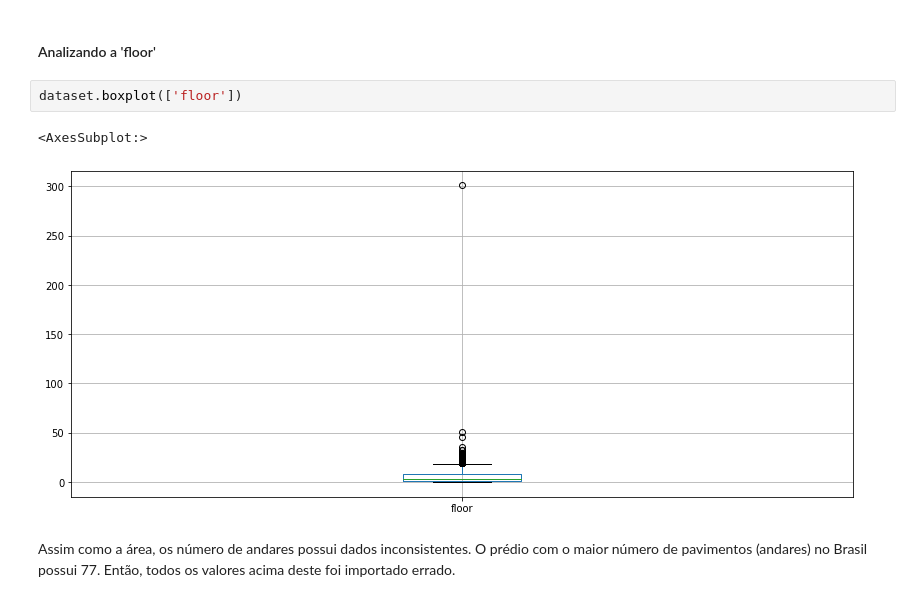
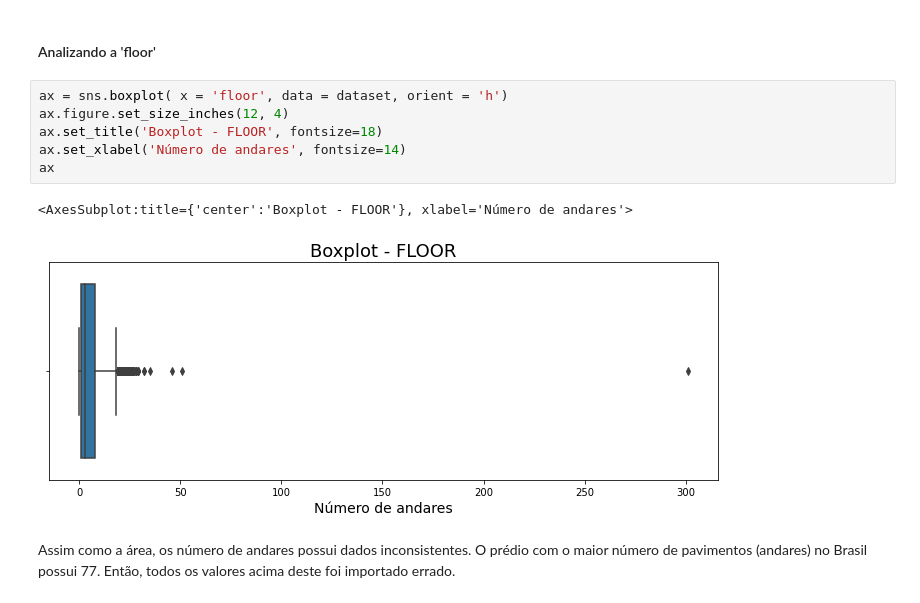
Before and after one commit to IgorFormiga/Data-Science-Projects, a Jupyter notebook: Data_Exploration.ipynb, the cells around one changed output. Saved outputs shown, nothing was run; the diff lists cells and outputs as text.

```diff
--- a/Data_Exploration.ipynb
+++ b/Data_Exploration.ipynb
@@ -217,10 +224,14 @@ dataset.boxplot('area')
 # %% [markdown]
 #### Analizando a 'floor'
-# %%
-dataset.boxplot(['floor'])
-# %% [output]
-<AxesSubplot:>
-[figure, removed]
+# %%
+ax = sns.boxplot( x = 'floor', data = dataset, orient = 'h')
+ax.figure.set_size_inches(12, 4)
+ax.set_title('Boxplot - FLOOR', fontsize=18)
+ax.set_xlabel('Número de andares', fontsize=14)
+ax
+# %% [output]
+<AxesSubplot:title={'center':'Boxplot - FLOOR'}, xlabel='Número de andares'>
+[figure, added]
 # %% [markdown]
 Assim como a área, os número de andares possui dados inconsistentes. O prédio com o maior número de pavimentos (andares) no Brasil possui 77. Então, todos os valores acima deste foi importado errado.
 # %%
```
Also changed, not shown: parts of 15 cells of this notebook.
